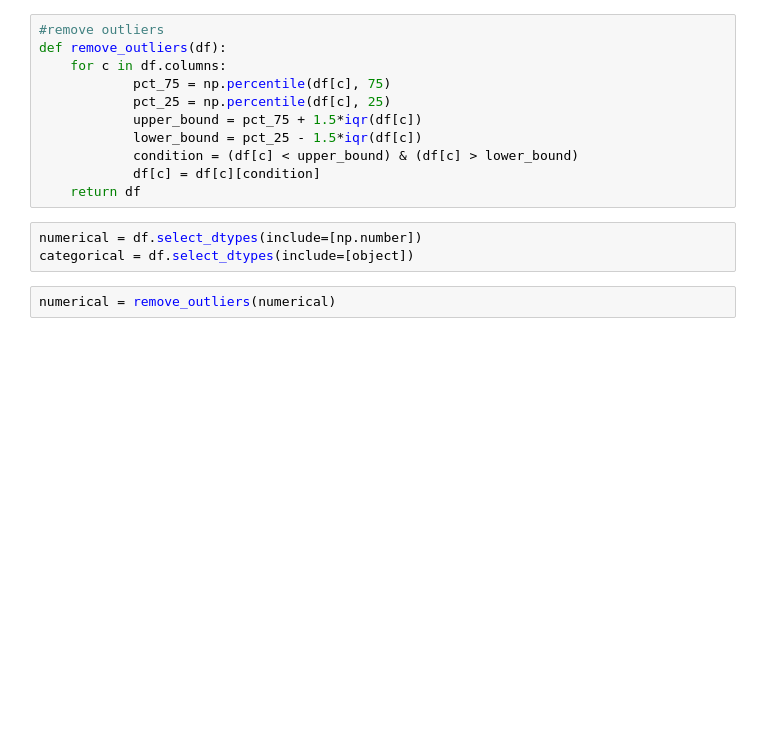
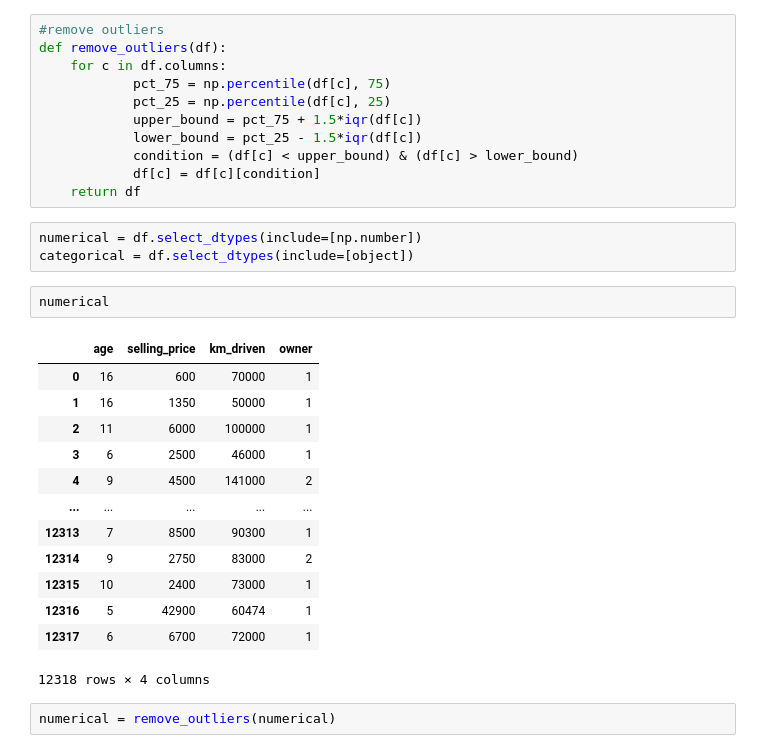
Before and after one commit to vlad-lis/ML-price-prediction, a Jupyter notebook: contribution_files/vlad_v2.ipynb, the cells around one changed output. Cells and saved outputs as stored; diff of their text form; blank space fills up the shorter version.

```diff
--- a/contribution_files/vlad_v2.ipynb
+++ b/contribution_files/vlad_v2.ipynb
@@ -185,5 +185,21 @@ def remove_outliers(df):
 # %%
 numerical = df.select_dtypes(include=[np.number])
 categorical = df.select_dtypes(include=[object])
+# %%
+numerical
+# %% [output]
+|  | age | selling_price | km_driven | owner |
+| 0 | 16 | 600 | 70000 | 1 |
+| 1 | 16 | 1350 | 50000 | 1 |
+| 2 | 11 | 6000 | 100000 | 1 |
+| 3 | 6 | 2500 | 46000 | 1 |
+| 4 | 9 | 4500 | 141000 | 2 |
+| ... | ... | ... | ... | ... |
+| 12313 | 7 | 8500 | 90300 | 1 |
+| 12314 | 9 | 2750 | 83000 | 2 |
+| 12315 | 10 | 2400 | 73000 | 1 |
+| 12316 | 5 | 42900 | 60474 | 1 |
+| 12317 | 6 | 6700 | 72000 | 1 |
+12318 rows × 4 columns
 # %%
 numerical = remove_outliers(numerical)
```
Also changed, not shown: parts of 2 cells of this notebook, 1 other file.
